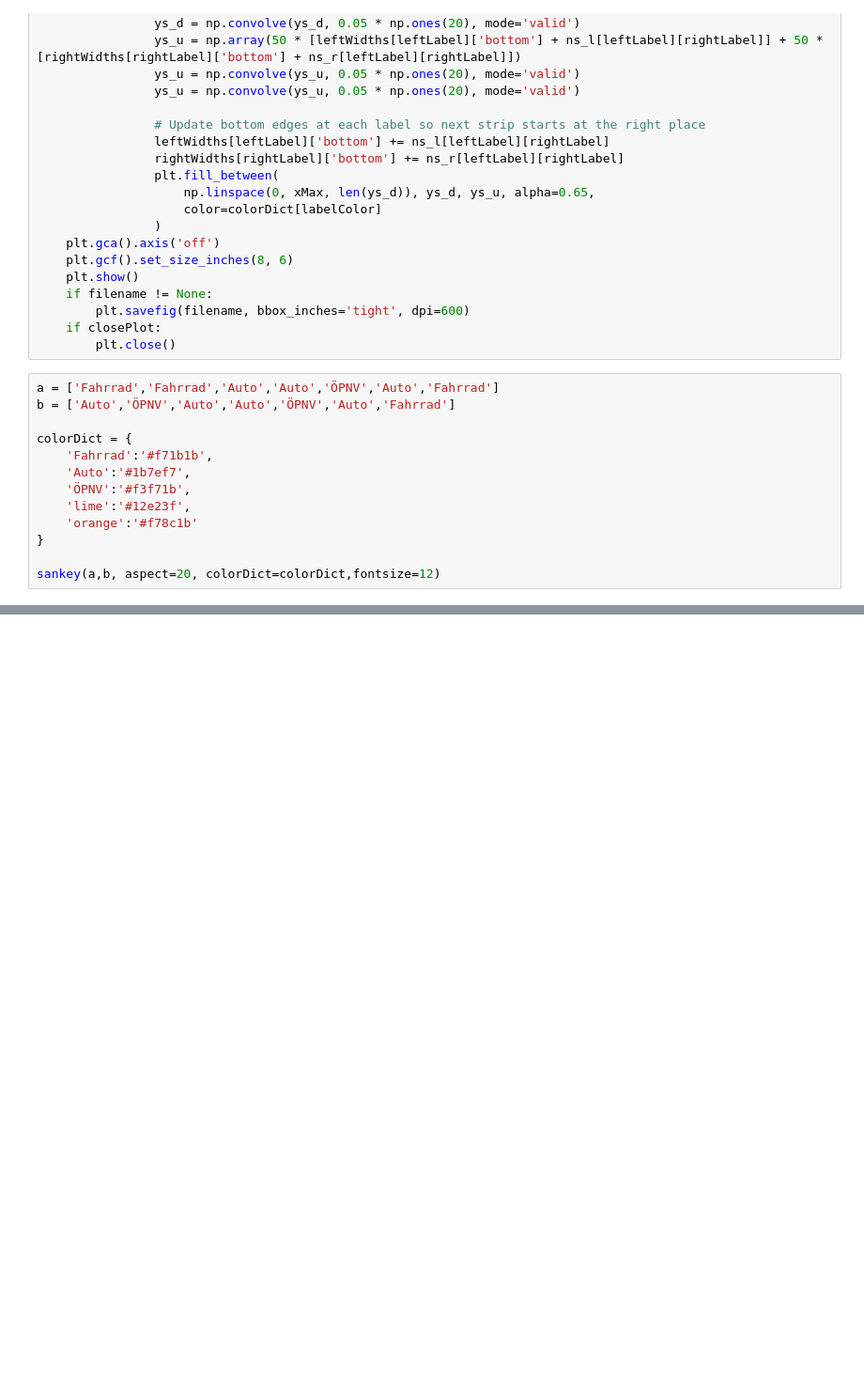
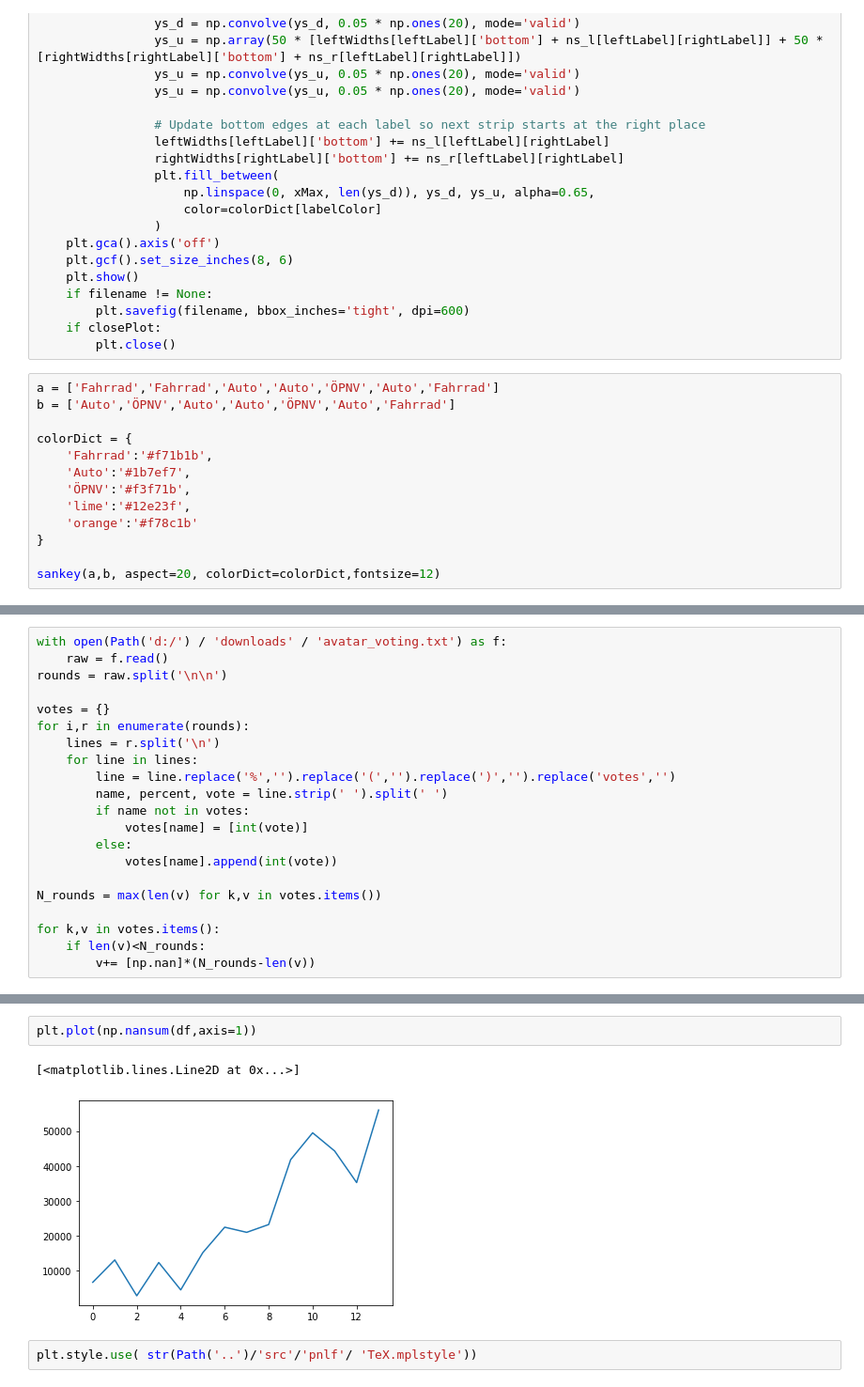
Before and after one commit to fschmnn/pnlf, a Jupyter notebook: notebooks/playground.ipynb, the cells around one changed output, grey strips where cells are left out. Shown at 94% size. Drawn from its saved outputs; the diff is of its cells as text; blank space fills up the shorter version.

```diff
--- a/notebooks/playground.ipynb
+++ b/notebooks/playground.ipynb
@@ -766,0 +775,21 @@ sankey(a,b, aspect=20, colorDict=colorDict,fontsize=12)
+# %%
+with open(Path('d:/') / 'downloads' / 'avatar_voting.txt') as f:
+    raw = f.read()
+rounds = raw.split('\n\n')
+
+votes = {}
+for i,r in enumerate(rounds):
+    lines = r.split('\n')
+    for line in lines:
+        line = line.replace('%','').replace('(','').replace(')','').replace('votes','')
+        name, percent, vote = line.strip(' ').split(' ')
+        if name not in votes:
+            votes[name] = [int(vote)]
+        else:
+            votes[name].append(int(vote))
+
+N_rounds = max(len(v) for k,v in votes.items())
+
+for k,v in votes.items():
+    if len(v)<N_rounds:
+        v+= [np.nan]*(N_rounds-len(v))
@@ -766,0 +851,7 @@ sankey(a,b, aspect=20, colorDict=colorDict,fontsize=12)
+# %%
+plt.plot(np.nansum(df,axis=1))
+# %% [output]
+[<matplotlib.lines.Line2D at 0x...>]
+[figure, added]
+# %%
+plt.style.use( str(Path('..')/'src'/'pnlf'/ 'TeX.mplstyle'))
```
Also changed, not shown: parts of 8 cells of this notebook, 8 other files.
